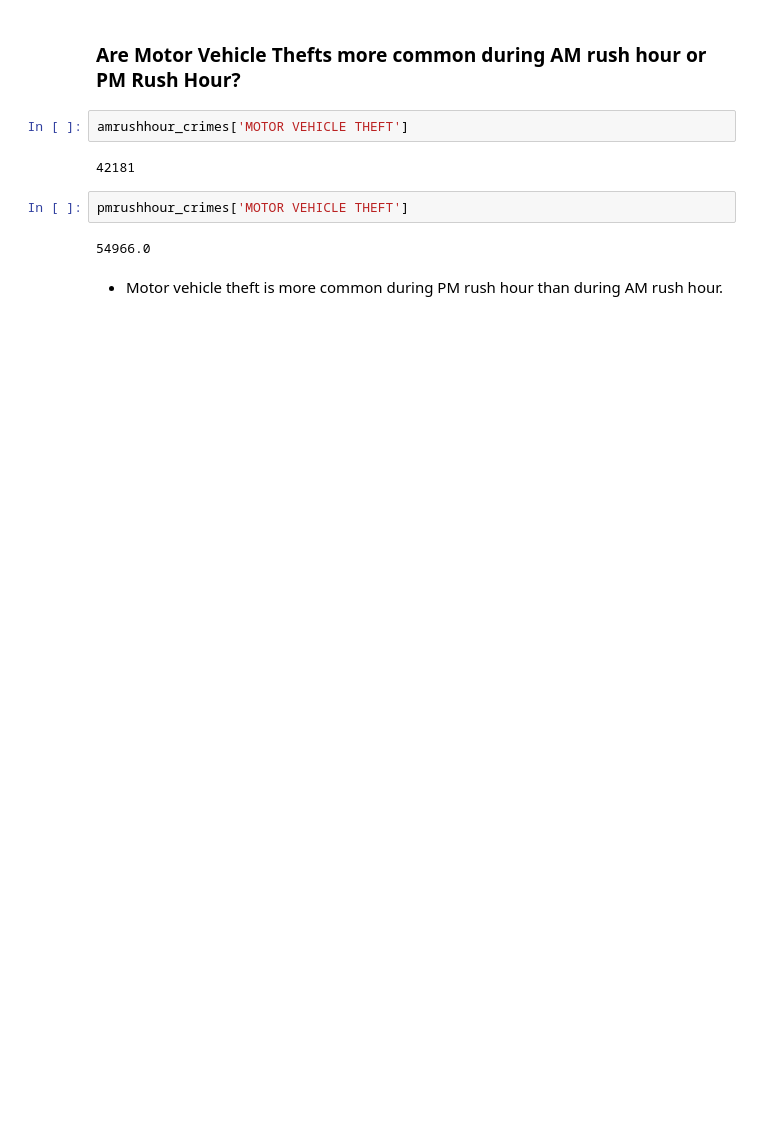
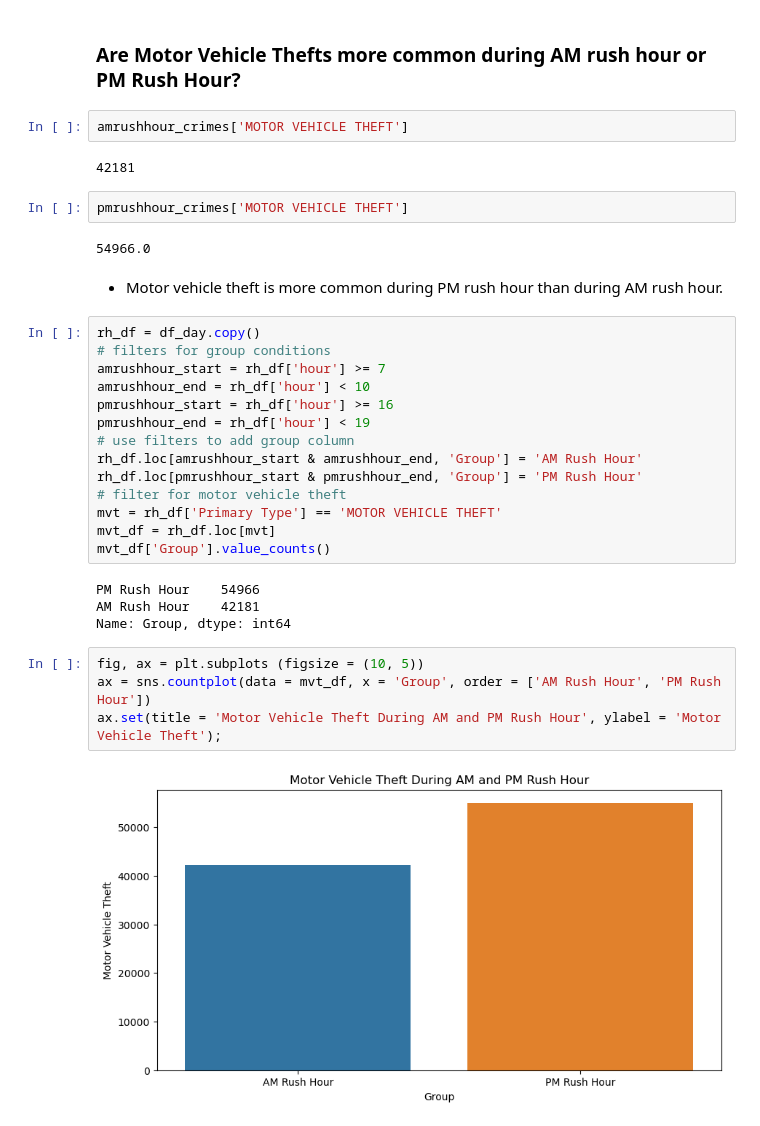
Before and after one commit to andreacohen7/Chicago-Crime-Data, a Jupyter notebook: Chicago Crime Data.ipynb, the cells around one changed output. Saved outputs shown, nothing was run; the diff lists cells and outputs as text; blank space fills up the shorter version.

```diff
--- a/Chicago Crime Data.ipynb
+++ b/Chicago Crime Data.ipynb
@@ -610,3 +617,27 @@ pmrushhour_crimes['MOTOR VEHICLE THEFT']
 54966.0
 # %% [markdown]
 - Motor vehicle theft is more common during PM rush hour than during AM rush hour.
+# %%
+rh_df = df_day.copy()
+# filters for group conditions
+amrushhour_start = rh_df['hour'] >= 7
+amrushhour_end = rh_df['hour'] < 10
+pmrushhour_start = rh_df['hour'] >= 16
+pmrushhour_end = rh_df['hour'] < 19
+# use filters to add group column
+rh_df.loc[amrushhour_start & amrushhour_end, 'Group'] = 'AM Rush Hour'
+rh_df.loc[pmrushhour_start & pmrushhour_end, 'Group'] = 'PM Rush Hour'
+# filter for motor vehicle theft
+mvt = rh_df['Primary Type'] == 'MOTOR VEHICLE THEFT'
+mvt_df = rh_df.loc[mvt]
+mvt_df['Group'].value_counts()
+# %% [output]
+PM Rush Hour    54966
+AM Rush Hour    42181
+Name: Group, dtype: int64
+# %%
+fig, ax = plt.subplots (figsize = (10, 5))
+ax = sns.countplot(data = mvt_df, x = 'Group', order = ['AM Rush Hour', 'PM Rush Hour'])
+ax.set(title = 'Motor Vehicle Theft During AM and PM Rush Hour', ylabel = 'Motor Vehicle Theft');
+# %% [output]
+[figure, added]
```
Also changed, not shown: parts of 9 cells of this notebook.
